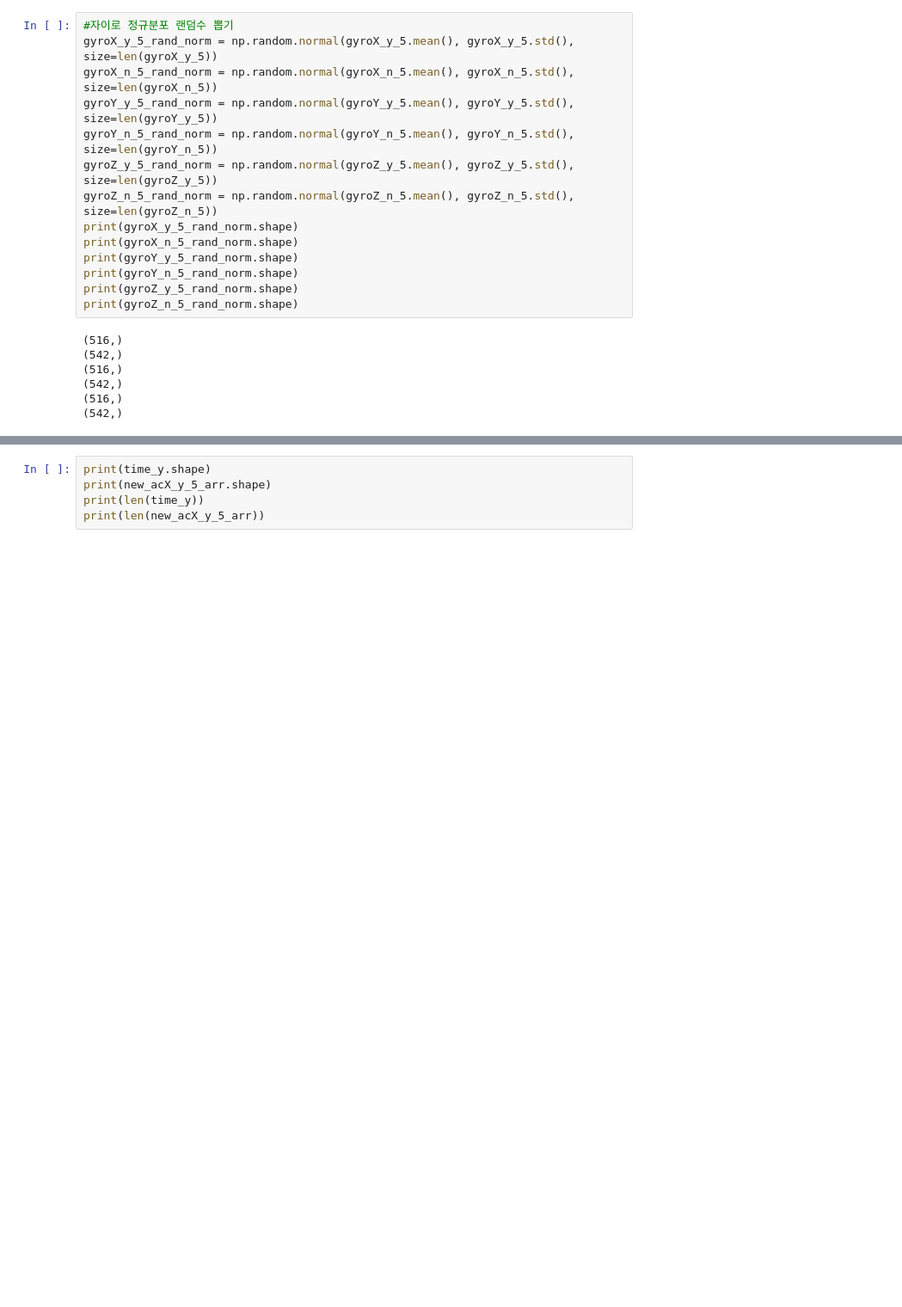
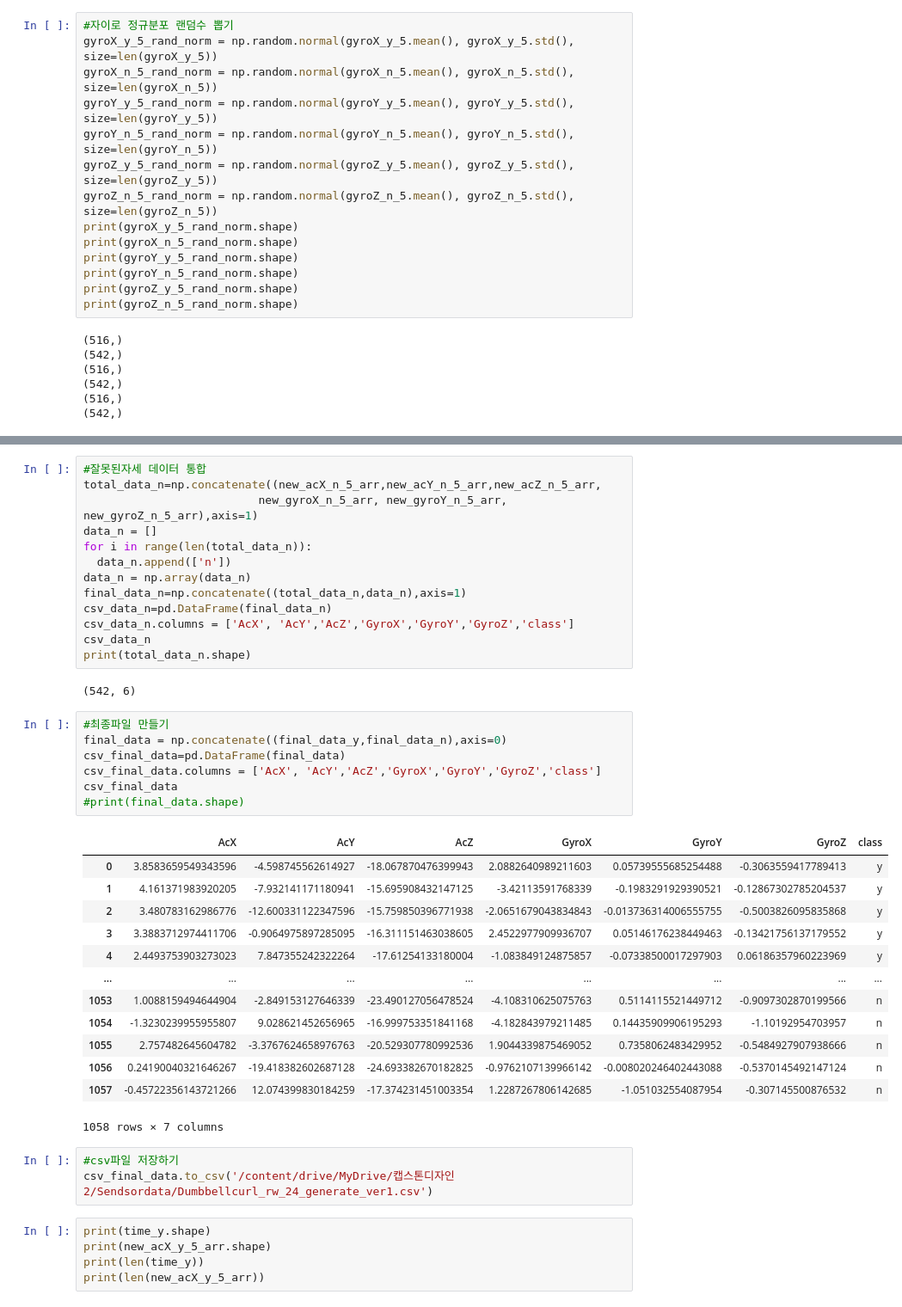
Before and after one commit to Hyolinkim/capstoneDesign_20210830, a Jupyter notebook: data_agument_ver1_2.ipynb, the cells around one changed output, grey strips where cells are left out. Shown: that part at 86% size. Saved outputs shown, nothing was run; the diff lists cells and outputs as text; blank space fills up the shorter version.

```diff
--- a/data_agument_ver1_2.ipynb
+++ b/data_agument_ver1_2.ipynb
@@ -338,3 +366,42 @@ print(new_gyroZ_n_5_arr.shape)
+# %%
+#잘못된자세 데이터 통합
+total_data_n=np.concatenate((new_acX_n_5_arr,new_acY_n_5_arr,new_acZ_n_5_arr,
+                          new_gyroX_n_5_arr, new_gyroY_n_5_arr, new_gyroZ_n_5_arr),axis=1)
+data_n = []
+for i in range(len(total_data_n)):
+  data_n.append(['n'])
+data_n = np.array(data_n)
+final_data_n=np.concatenate((total_data_n,data_n),axis=1)
+csv_data_n=pd.DataFrame(final_data_n)
+csv_data_n.columns = ['AcX', 'AcY','AcZ','GyroX','GyroY','GyroZ','class']
+csv_data_n
+print(total_data_n.shape)
+# %% [output]
+(542, 6)
+# %%
+#최종파일 만들기
+final_data = np.concatenate((final_data_y,final_data_n),axis=0)
+csv_final_data=pd.DataFrame(final_data)
+csv_final_data.columns = ['AcX', 'AcY','AcZ','GyroX','GyroY','GyroZ','class']
+csv_final_data
+#print(final_data.shape)
+# %% [output]
+|  | AcX | AcY | AcZ | GyroX | GyroY | GyroZ | class |
+| 0 | 3.8583659549343596 | -4.598745562614927 | -18.067870476399943 | 2.0882640989211603 | 0.05739555685254488 | -0.3063559417789413 | y |
+| 1 | 4.161371983920205 | -7.932141171180941 | -15.695908432147125 | -3.42113591768339 | -0.1983291929390521 | -0.12867302785204537 | y |
+| 2 | 3.480783162986776 | -12.600331122347596 | -15.759850396771938 | -2.0651679043834843 | -0.013736314006555755 | -0.5003826095835868 | y |
+| 3 | 3.3883712974411706 | -0.9064975897285095 | -16.311151463038605 | 2.4522977909936707 | 0.05146176238449463 | -0.13421756137179552 | y |
+| 4 | 2.4493753903273023 | 7.847355242322264 | -17.61254133180004 | -1.083849124875857 | -0.07338500017297903 | 0.06186357960223969 | y |
+| ... | ... | ... | ... | ... | ... | ... | ... |
+| 1053 | 1.0088159494644904 | -2.849153127646339 | -23.490127056478524 | -4.108310625075763 | 0.5114115521449712 | -0.9097302870199566 | n |
+| 1054 | -1.3230239955955807 | 9.028621452656965 | -16.999753351841168 | -4.182843979211485 | 0.14435909906195293 | -1.10192954703957 | n |
+| 1055 | 2.757482645604782 | -3.3767624658976763 | -20.529307780992536 | 1.9044339875469052 | 0.7358062483429952 | -0.5484927907938666 | n |
+| 1056 | 0.24190040321646267 | -19.418382602687128 | -24.693382670182825 | -0.9762107139966142 | -0.008020246402443088 | -0.5370145492147124 | n |
+| 1057 | -0.45722356143721266 | 12.074399830184259 | -17.374231451003354 | 1.2287267806142685 | -1.051032554087954 | -0.307145500876532 | n |
+1058 rows × 7 columns
+# %%
+#csv파일 저장하기
+csv_final_data.to_csv('/content/drive/MyDrive/캡스톤디자인2/Sendsordata/Dumbbellcurl_rw_24_generate_ver1.csv')
 # %%
 print(time_y.shape)
 print(new_acX_y_5_arr.shape)
```
Also changed, not shown: parts of 3 cells of this notebook.
